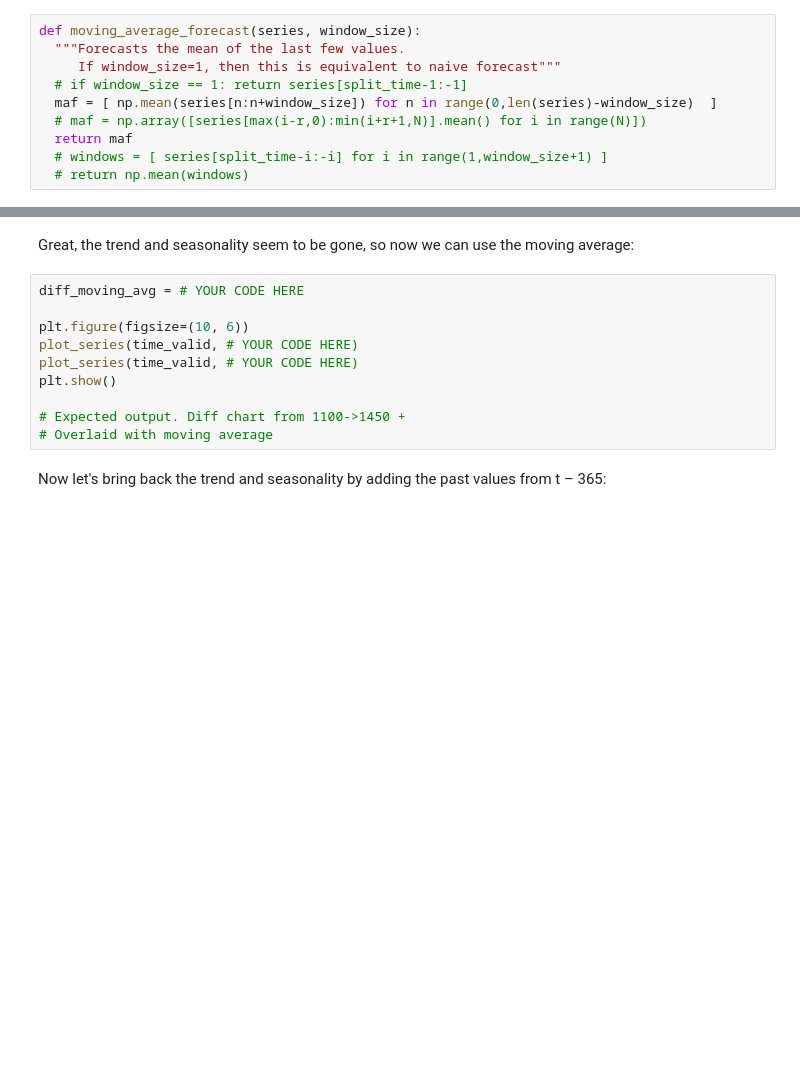
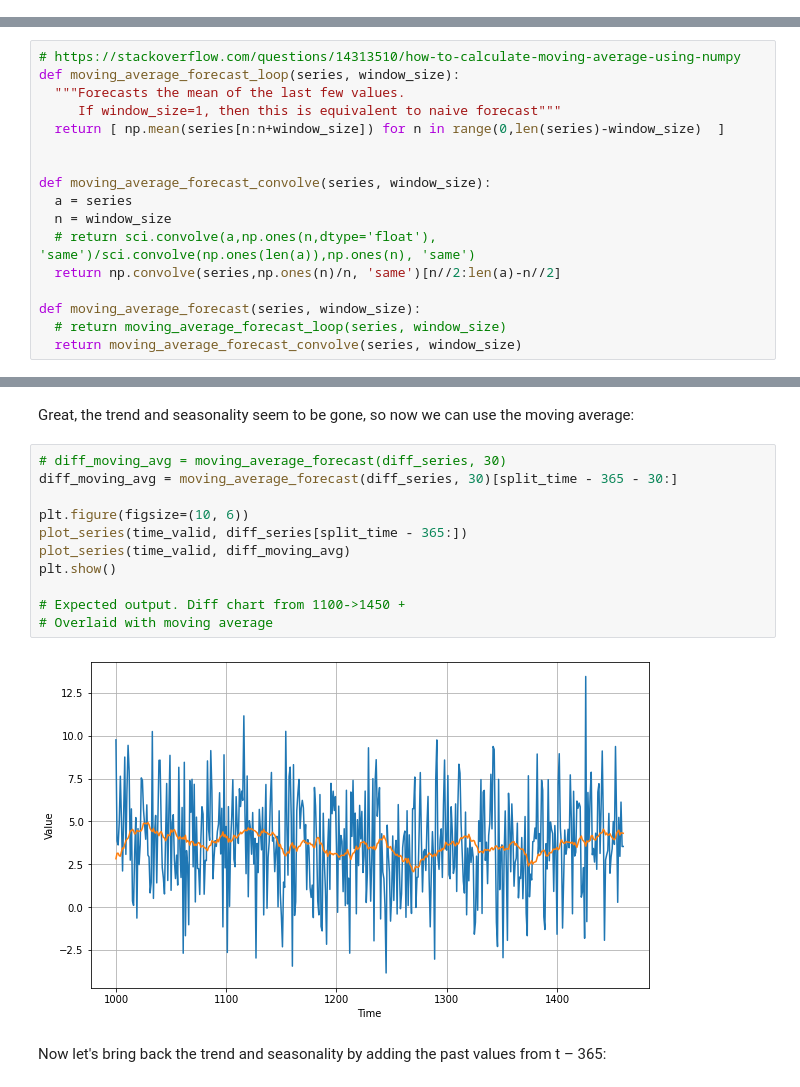
Before and after one commit to JamesMcGuigan/coursera-tensorflow-in-practice-specialization, a Jupyter notebook: TensorFlow In Practice/Course 4 - S+P/Week 1 Exercise Question.ipynb, the cells around one changed output, grey strips where cells are left out. Saved outputs shown, nothing was run; the diff lists cells and outputs as text; blank space fills up the shorter version.

```diff
--- a/TensorFlow In Practice/Course 4 - S+P/Week 1 Exercise Question.ipynb
+++ b/TensorFlow In Practice/Course 4 - S+P/Week 1 Exercise Question.ipynb
@@ -140,13 +140,3 @@ tf.keras.metrics
 2.5868616
 # %% [markdown]
 That's our baseline, now let's try a moving average:
-# %%
-def moving_average_forecast(series, window_size):
-  """Forecasts the mean of the last few values.
-     If window_size=1, then this is equivalent to naive forecast"""
-  # if window_size == 1: return series[split_time-1:-1]
-  maf = [ np.mean(series[n:n+window_size]) for n in range(0,len(series)-window_size)  ]
-  # maf = np.array([series[max(i-r,0):min(i+r+1,N)].mean() for i in range(N)])
-  return maf
-  # windows = [ series[split_time-i:-i] for i in range(1,window_size+1) ]
-  # return np.mean(windows)
@@ -158,0 +143,17 @@ display( moving_average_forecast([1,2,3,4,5,6,7,8,9,10],5) )
+# %%
+# https://stackoverflow.com/questions/14313510/how-to-calculate-moving-average-using-numpy
+def moving_average_forecast_loop(series, window_size):
+  """Forecasts the mean of the last few values.
+     If window_size=1, then this is equivalent to naive forecast"""
+  return [ np.mean(series[n:n+window_size]) for n in range(0,len(series)-window_size)  ]
+
+
+def moving_average_forecast_convolve(series, window_size):
+  a = series
+  n = window_size
+  # return sci.convolve(a,np.ones(n,dtype='float'), 'same')/sci.convolve(np.ones(len(a)),np.ones(n), 'same')
+  return np.convolve(series,np.ones(n)/n, 'same')[n//2:len(a)-n//2]
+
+def moving_average_forecast(series, window_size):
+  # return moving_average_forecast_loop(series, window_size)
+  return moving_average_forecast_convolve(series, window_size)
@@ -191,15 +209,18 @@ plt.show()
 # %% [markdown]
 Great, the trend and seasonality seem to be gone, so now we can use the moving average:
 # %%
-diff_moving_avg = # YOUR CODE HERE
+# diff_moving_avg = moving_average_forecast(diff_series, 30)
+diff_moving_avg = moving_average_forecast(diff_series, 30)[split_time - 365 - 30:]
 
 plt.figure(figsize=(10, 6))
-plot_series(time_valid, # YOUR CODE HERE)
-plot_series(time_valid, # YOUR CODE HERE)
+plot_series(time_valid, diff_series[split_time - 365:])
+plot_series(time_valid, diff_moving_avg)
 plt.show()
 
 # Expected output. Diff chart from 1100->1450 +
 # Overlaid with moving average
+# %% [output]
+[figure, added]
 # %% [markdown]
 Now let's bring back the trend and seasonality by adding the past values from t – 365:
 # %%
```
Also changed, not shown: parts of 13 cells of this notebook.
